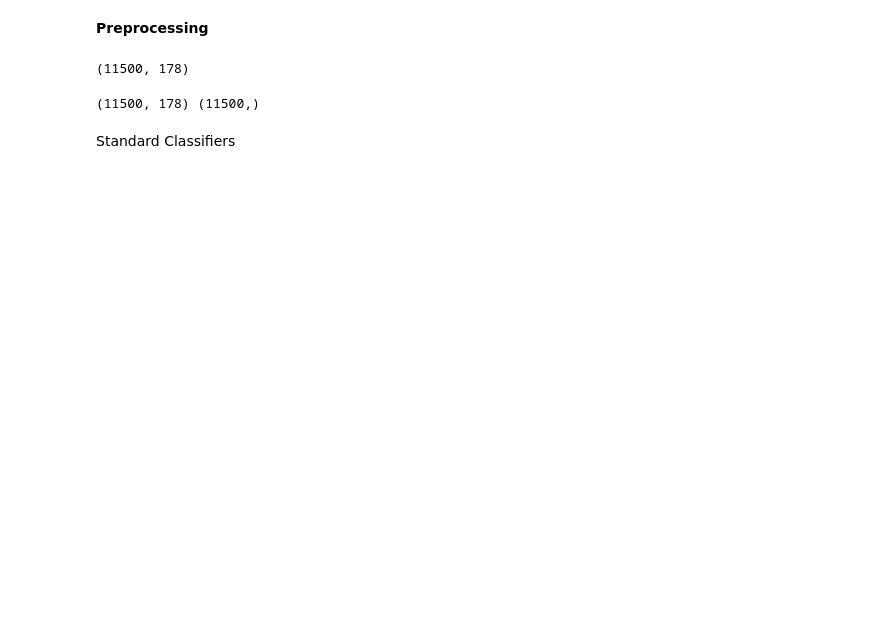
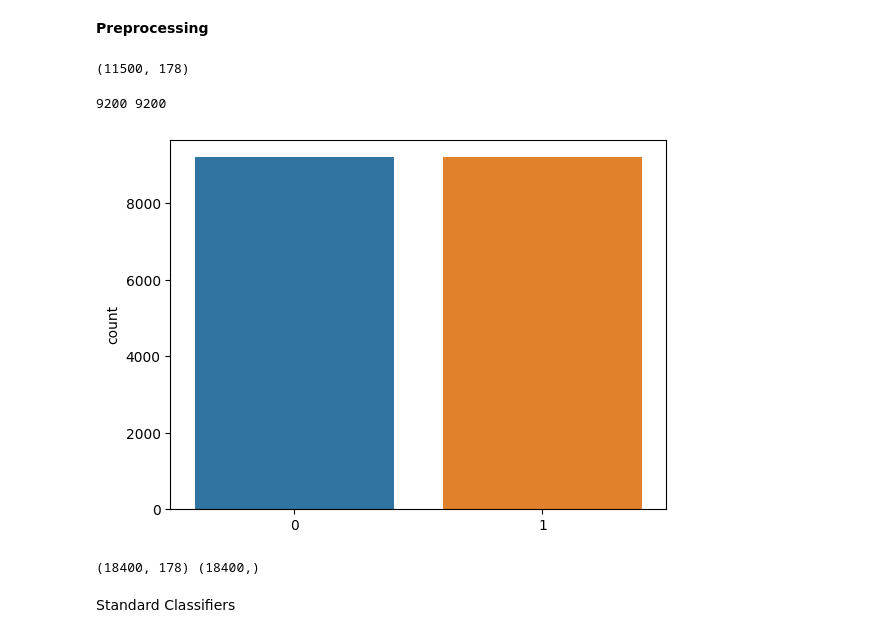
Before and after one commit to rantrek/Epileptic-Seizure-Detection---EEG, a Jupyter notebook: PredictES_classicalML.ipynb, the cells around one changed output. Cells and saved outputs as stored; diff of their text form; code cells hidden in the pictures; blank space fills up the shorter version.

```diff
--- a/PredictES_classicalML.ipynb
+++ b/PredictES_classicalML.ipynb
@@ -93,6 +101,17 @@ X.shape
 #Generate the Dependent variable
 
 y= data['y'].values
+# %%
+#Data is imbalanced so oversample the minority class using SMOTE
+oversample = SMOTE()
+X, y = oversample.fit_resample(X, y)
+# %%
+#Plot transformed data
+ct = sns.countplot(y, label = "Count")
+print(len(np.where(y==0)[0]),len(np.where(y==1)[0]))
+# %% [output]
+9200 9200
+[figure, added]
 # %%
 #Splitting dataset into train, validation and test sets at 80%, 10% and 10% respectively.
 
@@ -104,4 +123,4 @@ X_val, X_test, y_val, y_test = train_test_split(X_re, y_re, test_size=0.5, strat
 # %%
 print(X.shape, y.shape)
 # %% [output]
-(11500, 178) (11500,)
+(18400, 178) (18400,)
```
Also changed, not shown: parts of 14 cells of this notebook.
